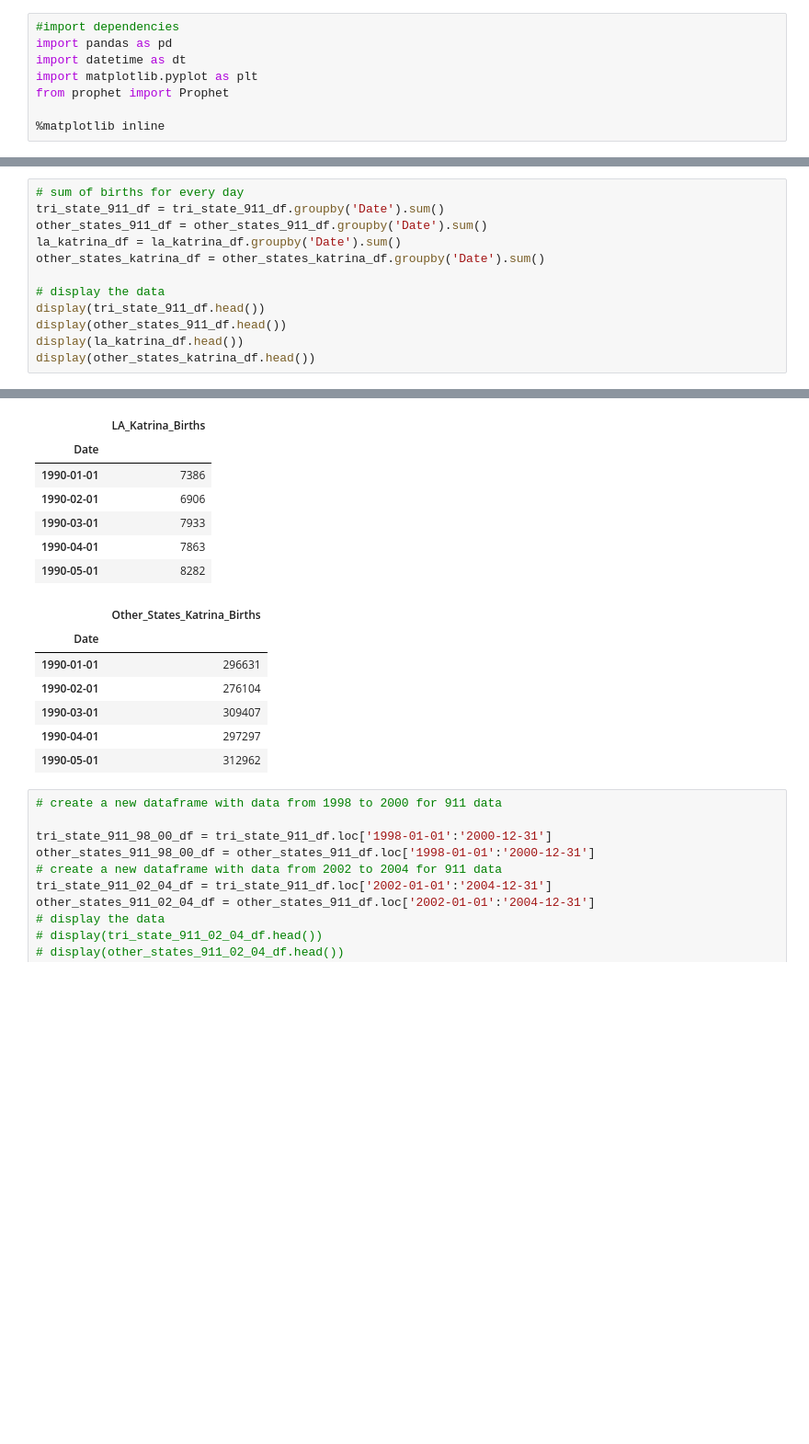
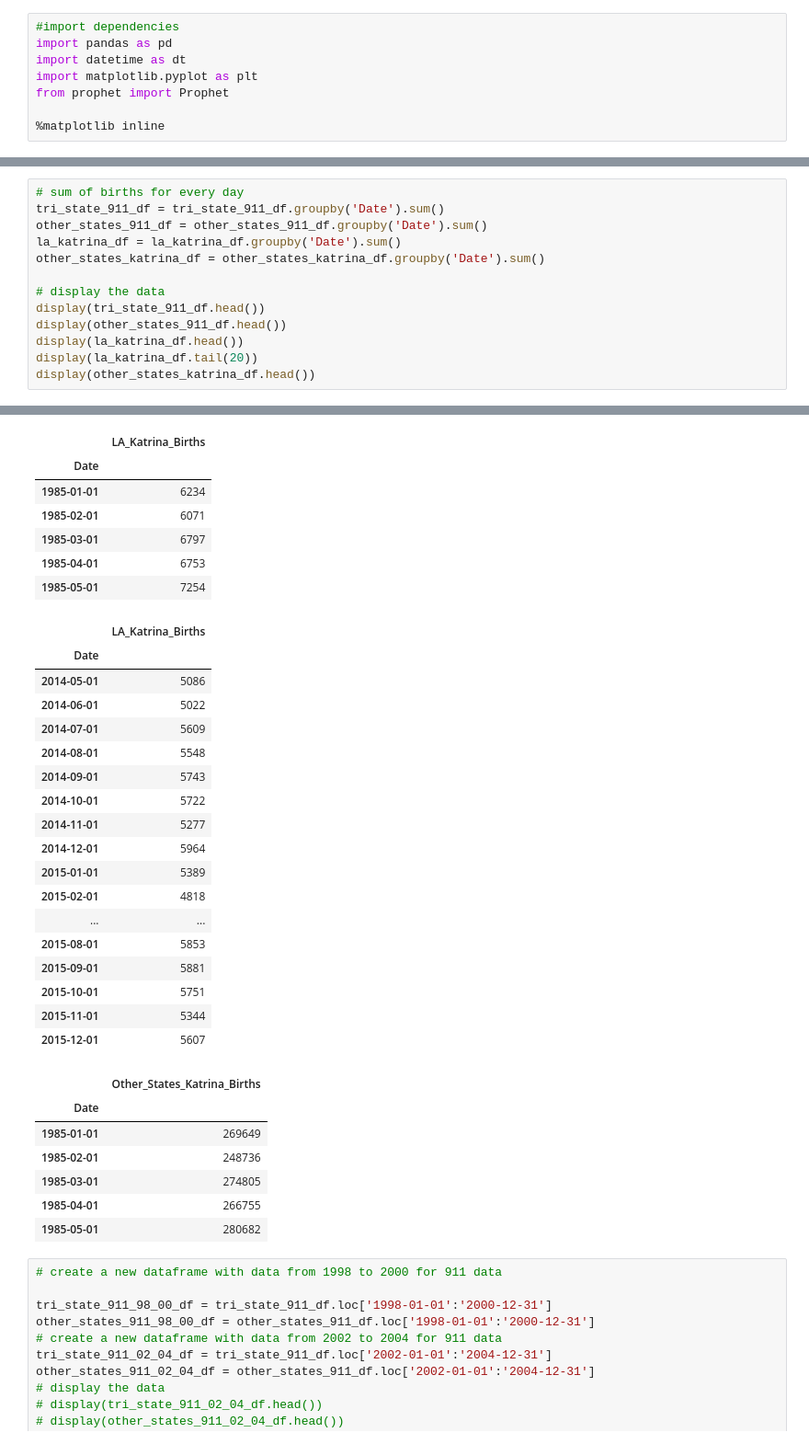
Before and after one commit to Aquamarine278/AI-Bootcamp-Project-1, a Jupyter notebook: birthdata_analysis.ipynb, the cells around one changed output, grey strips where cells are left out. Shown at 92% size. Saved outputs shown, nothing was run; the diff lists cells and outputs as text; blank space fills up the shorter version.

```diff
--- a/birthdata_analysis.ipynb
+++ b/birthdata_analysis.ipynb
@@ -155,6 +155,7 @@ other_states_katrina_df = other_states_katrina_df.groupby('Date').sum()
 display(tri_state_911_df.head())
 display(other_states_911_df.head())
 display(la_katrina_df.head())
+display(la_katrina_df.tail(20))
 display(other_states_katrina_df.head())
 # %% [output]
 |  | NY_NJ_CT_911_Births |
@@ -174,17 +175,35 @@ display(other_states_katrina_df.head())
 |  | LA_Katrina_Births |
 | Date |  |
-| 1990-01-01 | 7386 |
-| 1990-02-01 | 6906 |
-| 1990-03-01 | 7933 |
-| 1990-04-01 | 7863 |
-| 1990-05-01 | 8282 |
+| 1985-01-01 | 6234 |
+| 1985-02-01 | 6071 |
+| 1985-03-01 | 6797 |
+| 1985-04-01 | 6753 |
+| 1985-05-01 | 7254 |
-|  | Other_States_Katrina_Births |
+|  | LA_Katrina_Births |
 | Date |  |
-| 1990-01-01 | 296631 |
-| 1990-02-01 | 276104 |
-| 1990-03-01 | 309407 |
-| 1990-04-01 | 297297 |
-| 1990-05-01 | 312962 |
+| 2014-05-01 | 5086 |
+| 2014-06-01 | 5022 |
+| 2014-07-01 | 5609 |
+| 2014-08-01 | 5548 |
+| 2014-09-01 | 5743 |
+| 2014-10-01 | 5722 |
+| 2014-11-01 | 5277 |
+| 2014-12-01 | 5964 |
+| 2015-01-01 | 5389 |
+| 2015-02-01 | 4818 |
+| ... | ... |
+| 2015-08-01 | 5853 |
+| 2015-09-01 | 5881 |
+| 2015-10-01 | 5751 |
+| 2015-11-01 | 5344 |
+| 2015-12-01 | 5607 |
+|  | Other_States_Katrina_Births |
+| Date |  |
+| 1985-01-01 | 269649 |
+| 1985-02-01 | 248736 |
+| 1985-03-01 | 274805 |
+| 1985-04-01 | 266755 |
+| 1985-05-01 | 280682 |
 # %%
 # create a new dataframe with data from 1998 to 2000 for 911 data
 
```
Also changed, not shown: parts of 31 cells of this notebook, 6 other files.
